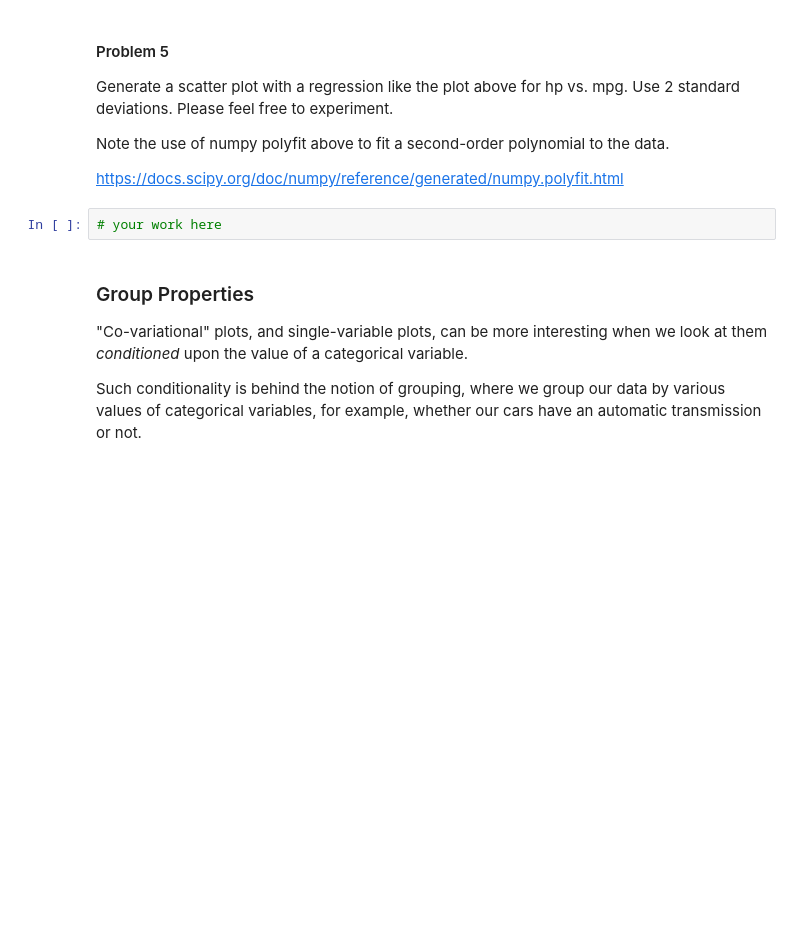
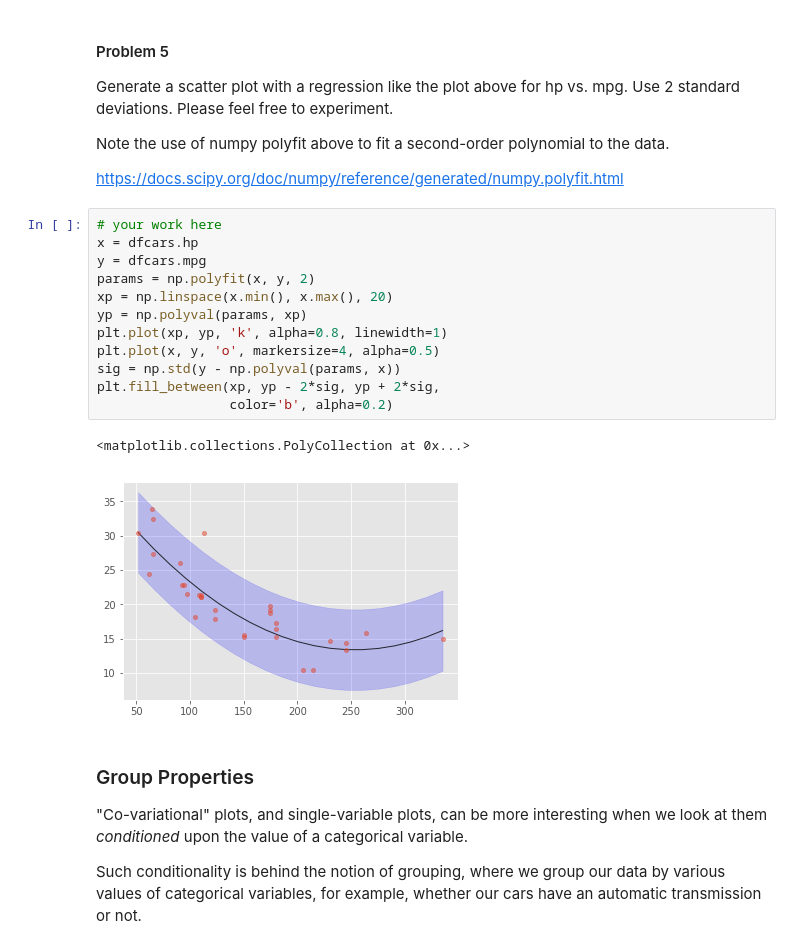
Before and after one commit to gagandaroach/DataScienceIntro, a Jupyter notebook: labs/Lab3_eda_viz/edaviz.ipynb, the cells around one changed output. Saved outputs shown, nothing was run; the diff lists cells and outputs as text; blank space fills up the shorter version.

```diff
--- a/labs/Lab3_eda_viz/edaviz.ipynb
+++ b/labs/Lab3_eda_viz/edaviz.ipynb
@@ -302,8 +340,21 @@ Generate a scatter plot with a regression like the plot above for hp vs. mpg. Us
 Note the use of numpy polyfit above to fit a second-order polynomial to the data.
 
 https://docs.scipy.org/doc/numpy/reference/generated/numpy.polyfit.html
-# %%
-# your work here
+# %%
+# your work here
+x = dfcars.hp
+y = dfcars.mpg
+params = np.polyfit(x, y, 2)
+xp = np.linspace(x.min(), x.max(), 20)
+yp = np.polyval(params, xp)
+plt.plot(xp, yp, 'k', alpha=0.8, linewidth=1)
+plt.plot(x, y, 'o', markersize=4, alpha=0.5)
+sig = np.std(y - np.polyval(params, x))
+plt.fill_between(xp, yp - 2*sig, yp + 2*sig,
+                 color='b', alpha=0.2)
+# %% [output]
+<matplotlib.collections.PolyCollection at 0x...>
+[figure, added]
 # %% [markdown]
 ### Group Properties
 
```
Also changed, not shown: parts of 44 cells of this notebook, 3 other files.
